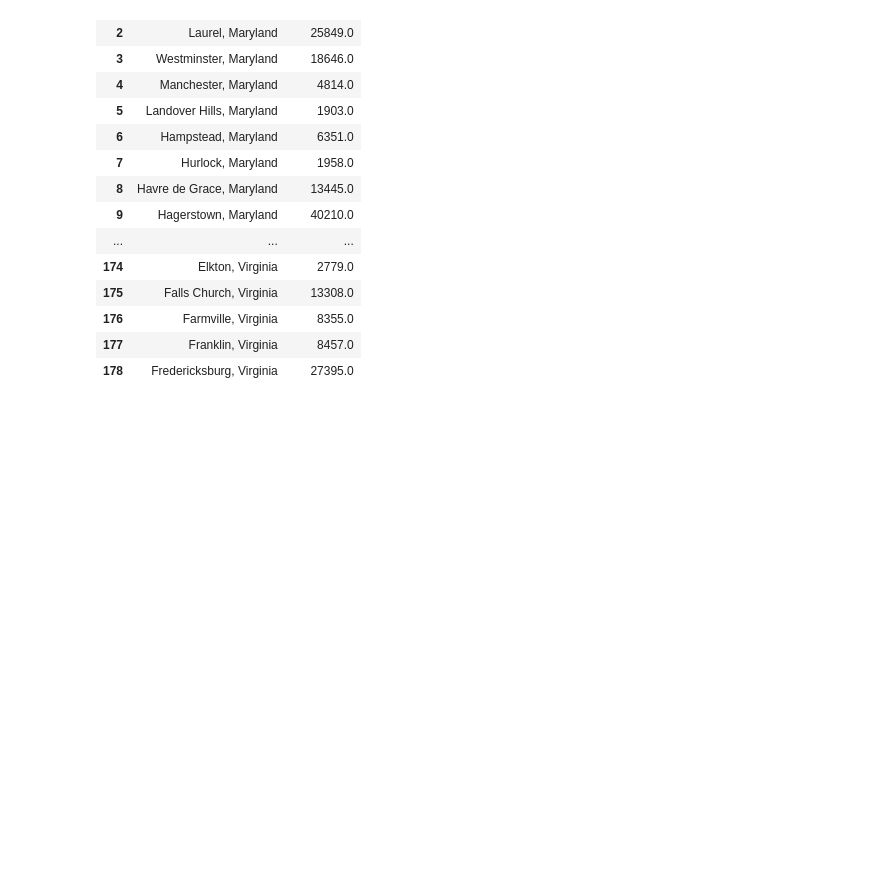
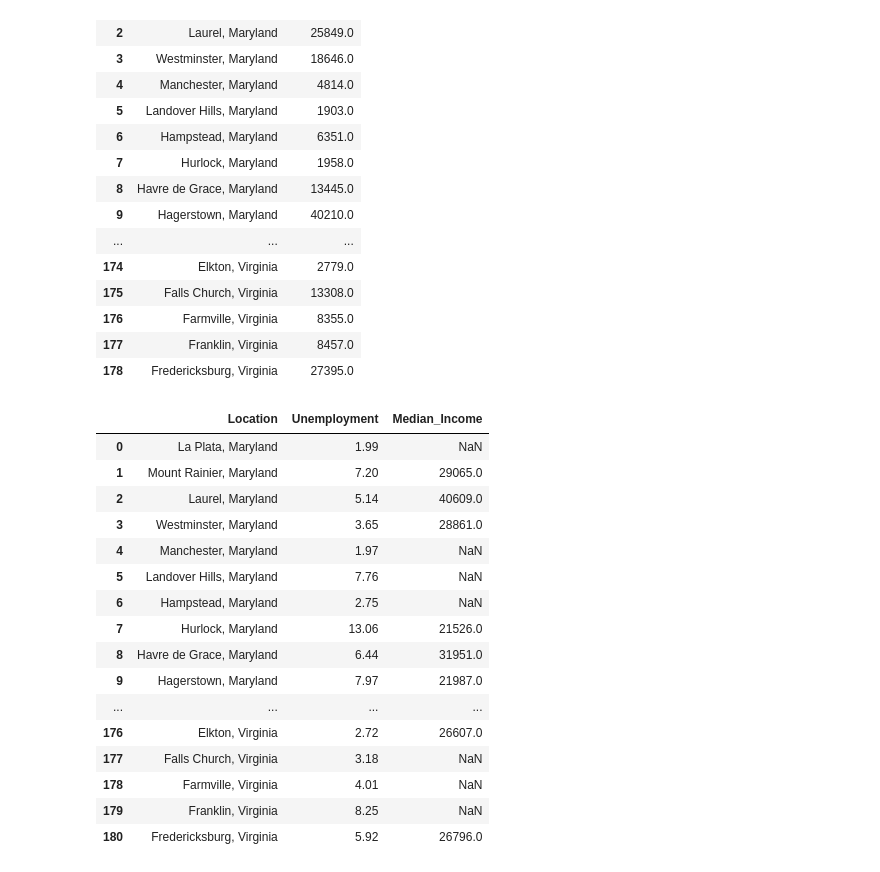
Before and after one commit to temidayo1234/Maryland_Virginia_Crime_Viz, a Jupyter notebook: Data/DMV Crime Merge.ipynb, the cells around one changed output. Drawn from its saved outputs; the diff is of its cells as text; code cells hidden in the pictures; blank space fills up the shorter version.

```diff
--- a/Data/DMV Crime Merge.ipynb
+++ b/Data/DMV Crime Merge.ipynb
@@ -333,6 +315,27 @@ merge_df5
 | 176 | Farmville, Virginia | 8355.0 |
 | 177 | Franklin, Virginia | 8457.0 |
 | 178 | Fredericksburg, Virginia | 27395.0 |
+# %%
+merge_df7=pd.merge(left=merge_df6, right=merge_df4, on=['Location'], how='left')
+merge_df7
+# %% [output]
+|  | Location | Unemployment | Median_Income |
+| 0 | La Plata, Maryland | 1.99 | NaN |
+| 1 | Mount Rainier, Maryland | 7.20 | 29065.0 |
+| 2 | Laurel, Maryland | 5.14 | 40609.0 |
+| 3 | Westminster, Maryland | 3.65 | 28861.0 |
+| 4 | Manchester, Maryland | 1.97 | NaN |
+| 5 | Landover Hills, Maryland | 7.76 | NaN |
+| 6 | Hampstead, Maryland | 2.75 | NaN |
+| 7 | Hurlock, Maryland | 13.06 | 21526.0 |
+| 8 | Havre de Grace, Maryland | 6.44 | 31951.0 |
+| 9 | Hagerstown, Maryland | 7.97 | 21987.0 |
+| ... | ... | ... | ... |
+| 176 | Elkton, Virginia | 2.72 | 26607.0 |
+| 177 | Falls Church, Virginia | 3.18 | NaN |
+| 178 | Farmville, Virginia | 4.01 | NaN |
+| 179 | Franklin, Virginia | 8.25 | NaN |
+| 180 | Fredericksburg, Virginia | 5.92 | 26796.0 |
 # %%
 
 engine = create_engine("postgres://xdpgmdhrnknqxl:4fc3642dabb4d67167f5ddbf940bfc499cea51caf1be2423e6bd7a9209d0500a@ec2-54-159-107-189.compute-1.amazonaws.com:5432/dd26aote6e71t3")
```
Also changed, not shown: parts of 6 cells of this notebook, 4 other files.
